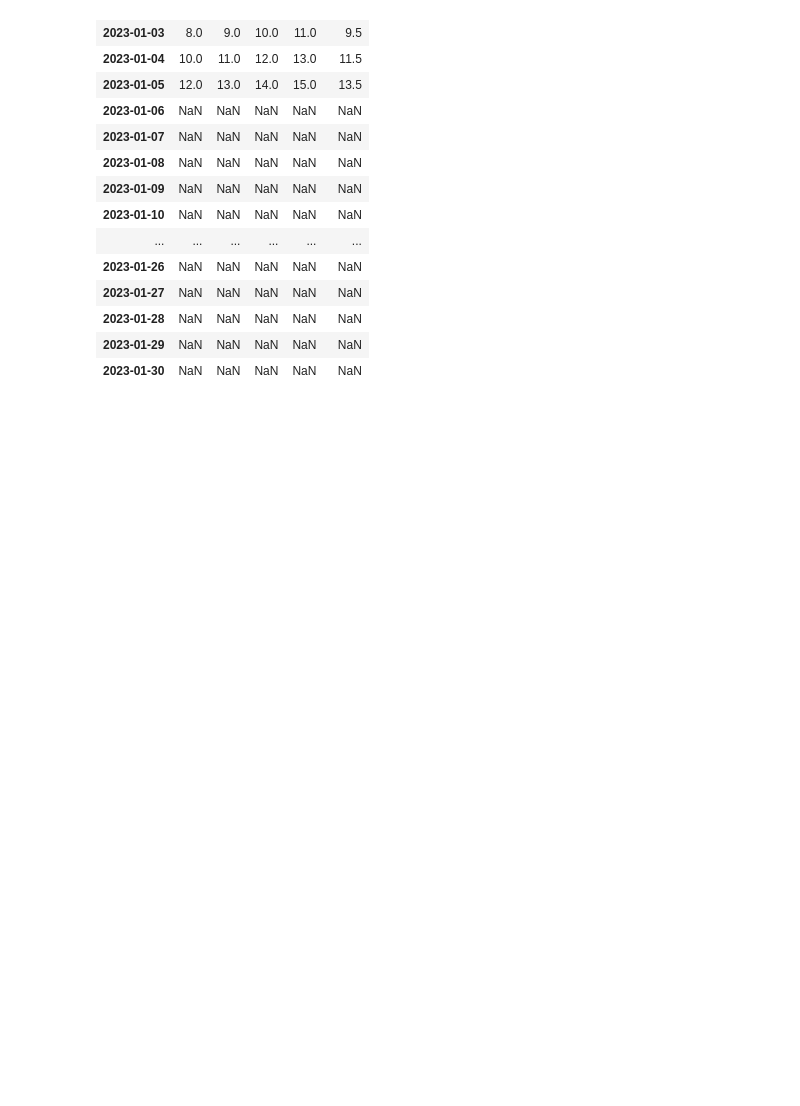
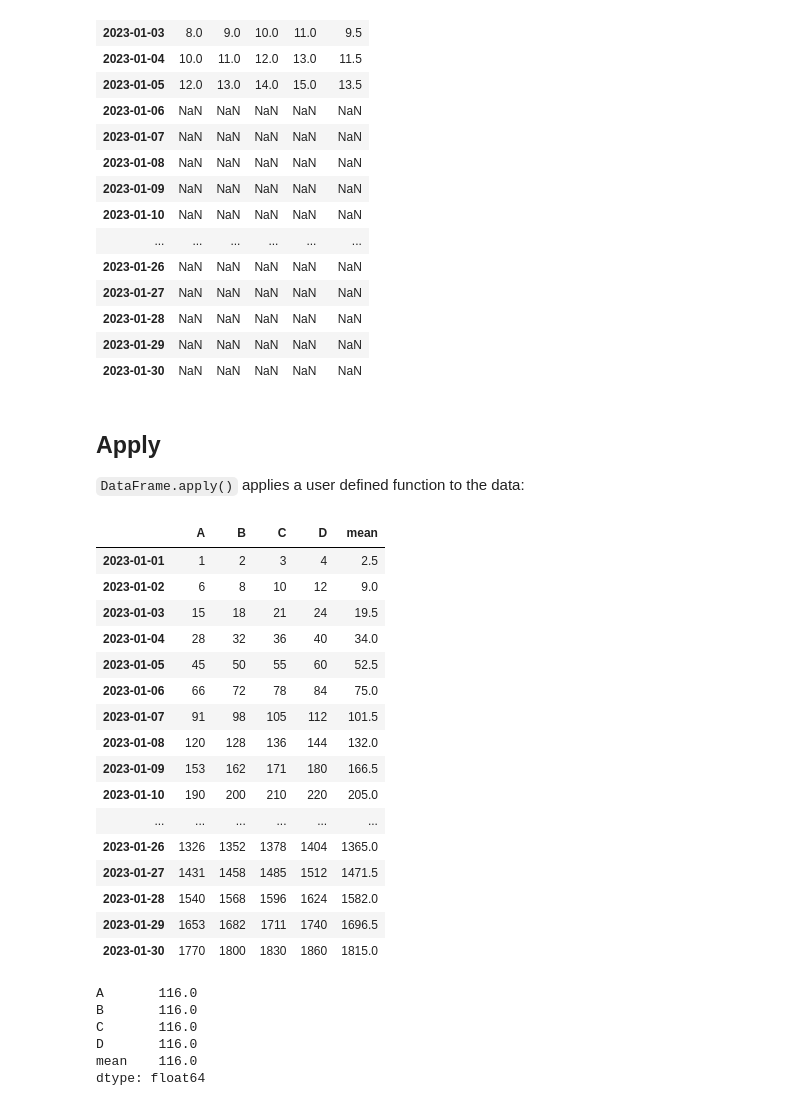
Before and after one commit to abid-2362/python-ka-chilla, a Jupyter notebook: 2023/sessions/24/10_minutes_to_pandas.ipynb, the cells around one changed output. Drawn from its saved outputs; the diff is of its cells as text; code cells hidden in the pictures; blank space fills up the shorter version.

```diff
--- a/2023/sessions/24/10_minutes_to_pandas.ipynb
+++ b/2023/sessions/24/10_minutes_to_pandas.ipynb
@@ -1181,3 +1181,27 @@ df.sub(s1, axis="index")
 | 2023-01-28 | NaN | NaN | NaN | NaN | NaN |
 | 2023-01-29 | NaN | NaN | NaN | NaN | NaN |
 | 2023-01-30 | NaN | NaN | NaN | NaN | NaN |
+# %% [markdown]
+## Apply
+`DataFrame.apply()` applies a user defined function to the data:
+# %%
+test_data = df.copy()
+test_data.apply(np.cumsum)
+# %% [output]
+|  | A | B | C | D | mean |
+| 2023-01-01 | 1 | 2 | 3 | 4 | 2.5 |
+| 2023-01-02 | 6 | 8 | 10 | 12 | 9.0 |
+| 2023-01-03 | 15 | 18 | 21 | 24 | 19.5 |
+| 2023-01-04 | 28 | 32 | 36 | 40 | 34.0 |
+| 2023-01-05 | 45 | 50 | 55 | 60 | 52.5 |
+| 2023-01-06 | 66 | 72 | 78 | 84 | 75.0 |
+| 2023-01-07 | 91 | 98 | 105 | 112 | 101.5 |
+| 2023-01-08 | 120 | 128 | 136 | 144 | 132.0 |
+| 2023-01-09 | 153 | 162 | 171 | 180 | 166.5 |
+| 2023-01-10 | 190 | 200 | 210 | 220 | 205.0 |
+| ... | ... | ... | ... | ... | ... |
+| 2023-01-26 | 1326 | 1352 | 1378 | 1404 | 1365.0 |
+| 2023-01-27 | 1431 | 1458 | 1485 | 1512 | 1471.5 |
+| 2023-01-28 | 1540 | 1568 | 1596 | 1624 | 1582.0 |
+| 2023-01-29 | 1653 | 1682 | 1711 | 1740 | 1696.5 |
+| 2023-01-30 | 1770 | 1800 | 1830 | 1860 | 1815.0 |
@@ -1183,0 +1210,9 @@ df.sub(s1, axis="index")
+# %%
+test_data.apply(lambda x: x.max() - x.min())
+# %% [output]
+A       116.0
+B       116.0
+C       116.0
+D       116.0
+mean    116.0
+dtype: float64
```
Also changed, not shown: parts of 40 cells of this notebook, 1 other file.
